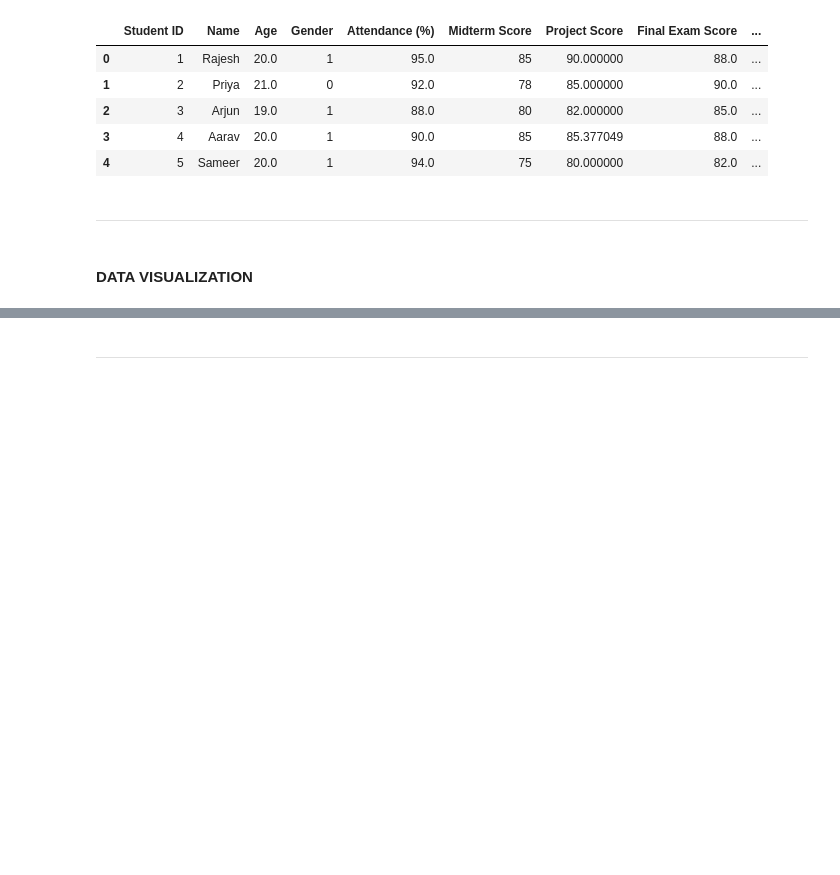
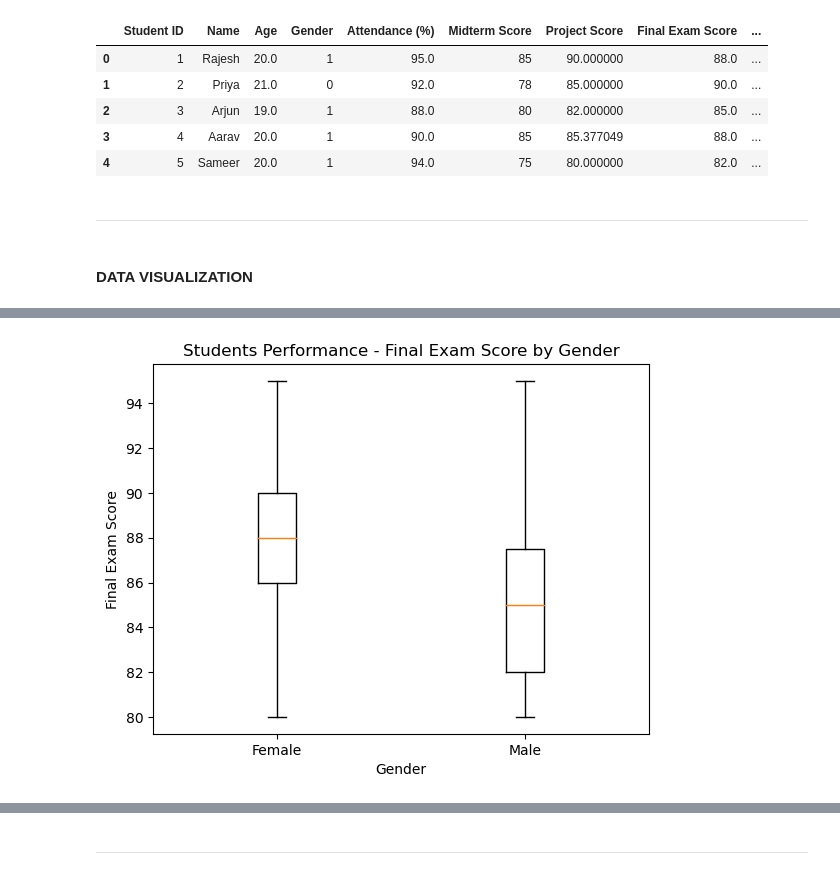
Before and after one commit to amenhasfaw/DPFE_Capstone_Project, a Jupyter notebook: Analysis.ipynb, the cells around one changed output, grey strips where cells are left out. Saved outputs shown, nothing was run; the diff lists cells and outputs as text; code cells hidden in the pictures; blank space fills up the shorter version.

```diff
--- a/Analysis.ipynb
+++ b/Analysis.ipynb
@@ -180,0 +209,10 @@ df.to_csv('encoded_dataset.csv', index=False)
+# %%
+# Box plot of Final Exam Score by Gender
+plt.boxplot([df[df['Gender'] == 0]['Final Exam Score'], df[df['Gender'] == 1]['Final Exam Score']])
+plt.xticks([1, 2], ['Female', 'Male'])
+plt.xlabel('Gender')
+plt.ylabel('Final Exam Score')
+plt.title('Students Performance - Final Exam Score by Gender')
+plt.show()
+# %% [output]
+[figure, added]
```
Also changed, not shown: parts of 12 cells of this notebook, 1 other file.
